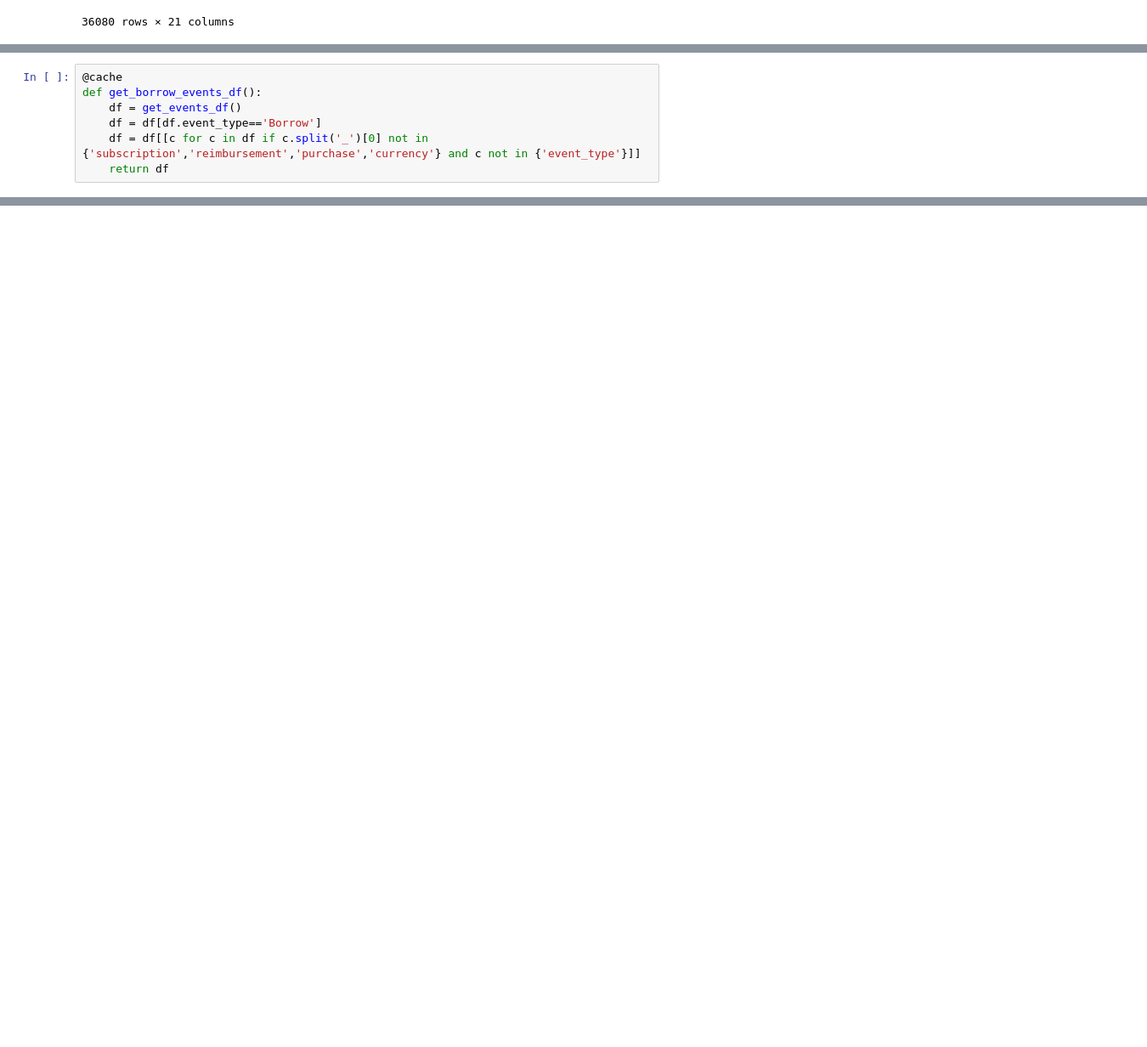
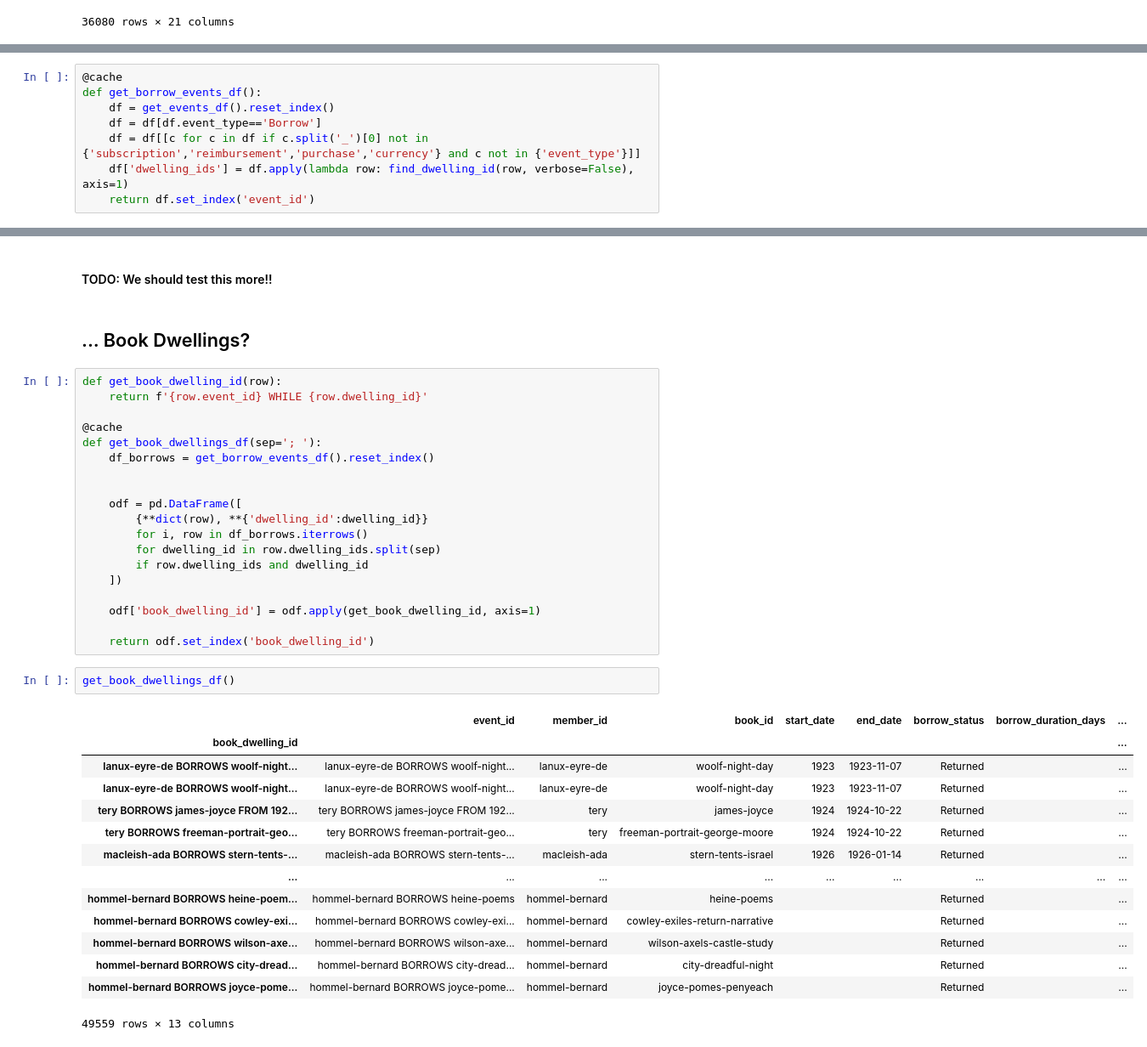
Before and after one commit to Princeton-CDH/geotaste, a Jupyter notebook: notebooks/2023-04-05. Adding location data.ipynb, the cells around one changed output, grey strips where cells are left out. Shown: that part at 85% size. Cells and saved outputs as stored; diff of their text form; blank space fills up the shorter version.

Commit message:
major changes to data structuring

```diff
--- a/notebooks/2023-04-05. Adding location data.ipynb
+++ b/notebooks/2023-04-05. Adding location data.ipynb
@@ -85,7 +125,8 @@ df_events
 # %%
 @cache
 def get_borrow_events_df():
-    df = get_events_df()
+    df = get_events_df().reset_index()
     df = df[df.event_type=='Borrow']
     df = df[[c for c in df if c.split('_')[0] not in {'subscription','reimbursement','purchase','currency'} and c not in {'event_type'}]]
-    return df
+    df['dwelling_ids'] = df.apply(lambda row: find_dwelling_id(row, verbose=False), axis=1)
+    return df.set_index('event_id')
@@ -153,0 +229,40 @@ NameError: name 'get_members_df' is not defined
+# %% [markdown]
+#### TODO: We should test this more!!
+# %% [markdown]
+## ... Book Dwellings?
+# %%
+def get_book_dwelling_id(row):
+    return f'{row.event_id} WHILE {row.dwelling_id}'
+
+@cache
+def get_book_dwellings_df(sep='; '):
+    df_borrows = get_borrow_events_df().reset_index()
+
+
+    odf = pd.DataFrame([
+        {**dict(row), **{'dwelling_id':dwelling_id}}
+        for i, row in df_borrows.iterrows()
+        for dwelling_id in row.dwelling_ids.split(sep)
+        if row.dwelling_ids and dwelling_id
+    ])
+
+    odf['book_dwelling_id'] = odf.apply(get_book_dwelling_id, axis=1)
+
+    return odf.set_index('book_dwelling_id')
+# %%
+get_book_dwellings_df()
+# %% [output]
+|  | event_id | member_id | book_id | start_date | end_date | borrow_status | borrow_duration_days | ... |
+| book_dwelling_id |  |  |  |  |  |  |  | ... |
+| lanux-eyre-de BORROWS woolf-night... | lanux-eyre-de BORROWS woolf-night... | lanux-eyre-de | woolf-night-day | 1923 | 1923-11-07 | Returned |  | ... |
+| lanux-eyre-de BORROWS woolf-night... | lanux-eyre-de BORROWS woolf-night... | lanux-eyre-de | woolf-night-day | 1923 | 1923-11-07 | Returned |  | ... |
+| tery BORROWS james-joyce FROM 192... | tery BORROWS james-joyce FROM 192... | tery | james-joyce | 1924 | 1924-10-22 | Returned |  | ... |
+| tery BORROWS freeman-portrait-geo... | tery BORROWS freeman-portrait-geo... | tery | freeman-portrait-george-moore | 1924 | 1924-10-22 | Returned |  | ... |
+| macleish-ada BORROWS stern-tents-... | macleish-ada BORROWS stern-tents-... | macleish-ada | stern-tents-israel | 1926 | 1926-01-14 | Returned |  | ... |
+| ... | ... | ... | ... | ... | ... | ... | ... | ... |
+| hommel-bernard BORROWS heine-poem... | hommel-bernard BORROWS heine-poems | hommel-bernard | heine-poems |  |  | Returned |  | ... |
+| hommel-bernard BORROWS cowley-exi... | hommel-bernard BORROWS cowley-exi... | hommel-bernard | cowley-exiles-return-narrative |  |  | Returned |  | ... |
+| hommel-bernard BORROWS wilson-axe... | hommel-bernard BORROWS wilson-axe... | hommel-bernard | wilson-axels-castle-study |  |  | Returned |  | ... |
+| hommel-bernard BORROWS city-dread... | hommel-bernard BORROWS city-dread... | hommel-bernard | city-dreadful-night |  |  | Returned |  | ... |
+| hommel-bernard BORROWS joyce-pome... | hommel-bernard BORROWS joyce-pome... | hommel-bernard | joyce-pomes-penyeach |  |  | Returned |  | ... |
+49559 rows × 13 columns
```
Also changed, not shown: parts of 21 cells of this notebook, 1 other file.
